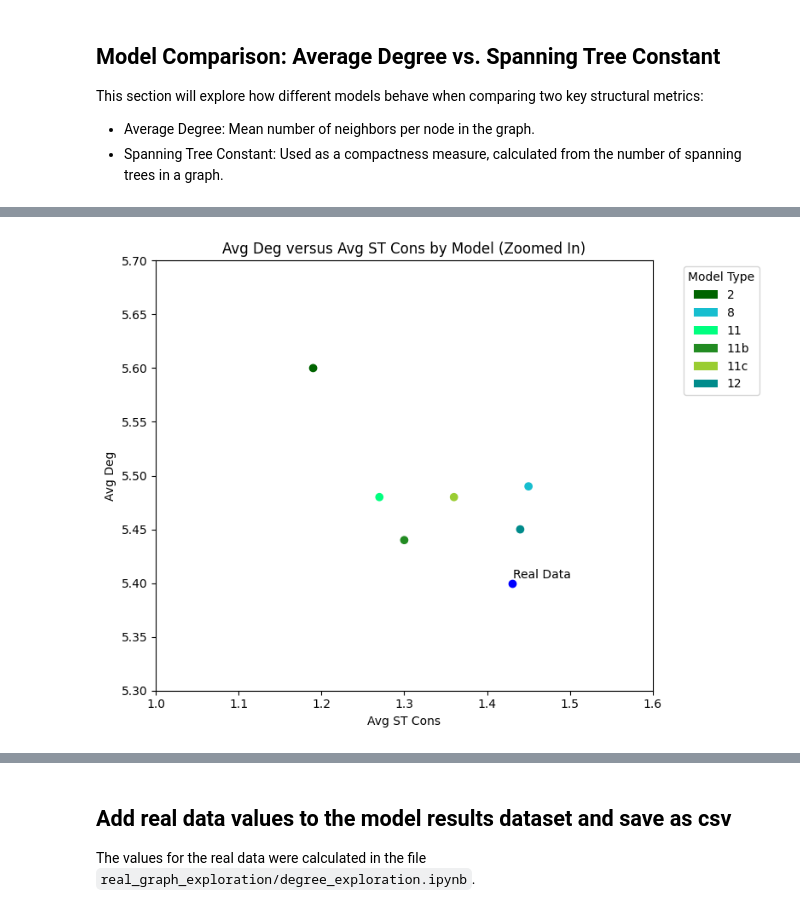
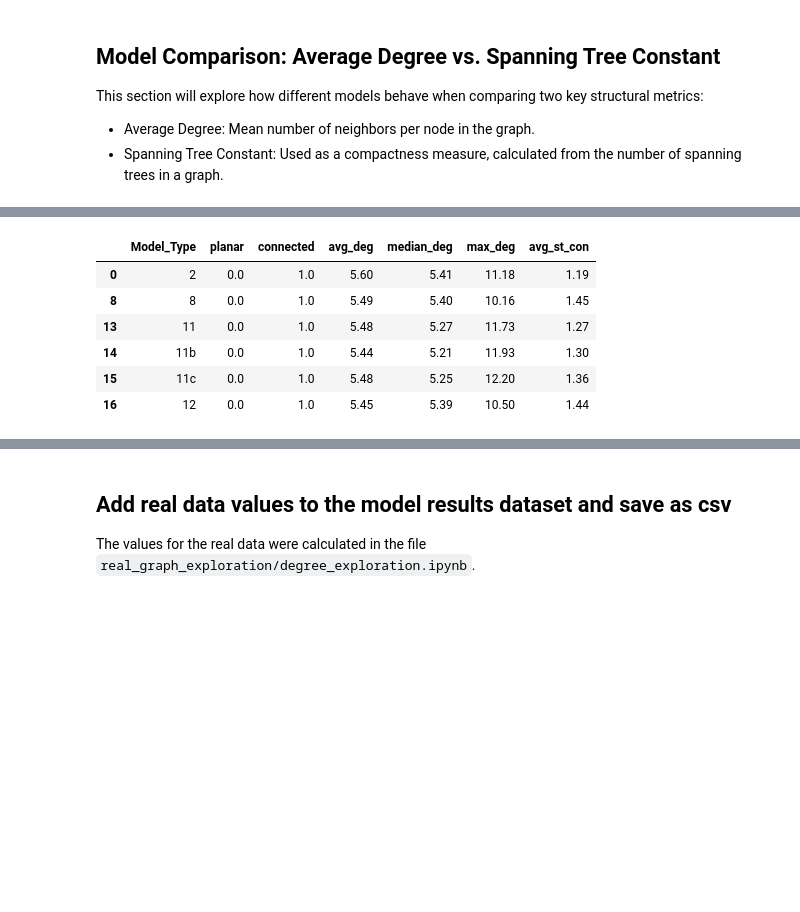
Before and after one commit to afr13dman/senior-thesis, a Jupyter notebook: visualize_models.ipynb, the cells around one changed output, grey strips where cells are left out. Drawn from its saved outputs; the diff is of its cells as text; code cells hidden in the pictures; blank space fills up the shorter version.

```diff
--- a/visualize_models.ipynb
+++ b/visualize_models.ipynb
@@ -82,6 +121,4 @@ plt.savefig(f'imgs/av_deg_st_cons_by_model.png')
 # %%
-# Plot a graph zoomed on the results closest to the real data
-
 # Define zoomed in region
 x_min, x_max = 1, 1.6
 y_min, y_max = 5.3, 5.7
@@ -90,29 +127,20 @@ y_min, y_max = 5.3, 5.7
 visible_df = df[(df["avg_st_con"] >= x_min) & (df["avg_st_con"] <= x_max) &
                 (df["avg_deg"] >= y_min) & (df["avg_deg"] <= y_max)]
 
-# Also filter the colors array accordingly
+# Filter the colors array accordingly
 visible_colors = [color for i, color in enumerate(colors) if df.index[i] in visible_df.index]
 
 # Create new model_colors dictionary just for the visible models
 visible_model_types = visible_df["Model_Type"].unique()
 visible_model_colors = {label: model_colors[label] for label in visible_model_types}
-
-# Plot
-plt.figure(figsize=(8, 6))
-plt.scatter(x=visible_df["avg_st_con"], y=visible_df["avg_deg"],
-            c=visible_colors)
-
-plt.scatter(x=rd_st_cons, y=rd_avg_deg, c="blue")
-plt.annotate("Real Data", (rd_st_cons, rd_avg_deg), textcoords="offset pixels")
-
-plt.xlabel("Avg ST Cons")
-plt.ylabel("Avg Deg")
-legend_elements = [Patch(facecolor=color, label=label) for label, color in visible_model_colors.items()]
-plt.legend(handles=legend_elements, title="Model Type", bbox_to_anchor=(1.05, 1), loc='upper left')
-plt.title("Avg Deg versus Avg ST Cons by Model (Zoomed In)")
-plt.xlim(x_min, x_max)
-plt.ylim(y_min, y_max)
-plt.tight_layout()
-plt.savefig("imgs/av_deg_st_cons_by_model_zoomed_in.png")
-# %% [output]
-[figure, removed]
+# %%
+# Let's see how many models satisfy this property and which one's they are
+visible_df
+# %% [output]
+|  | Model_Type | planar | connected | avg_deg | median_deg | max_deg | avg_st_con |
+| 0 | 2 | 0.0 | 1.0 | 5.60 | 5.41 | 11.18 | 1.19 |
+| 8 | 8 | 0.0 | 1.0 | 5.49 | 5.40 | 10.16 | 1.45 |
+| 13 | 11 | 0.0 | 1.0 | 5.48 | 5.27 | 11.73 | 1.27 |
+| 14 | 11b | 0.0 | 1.0 | 5.44 | 5.21 | 11.93 | 1.30 |
+| 15 | 11c | 0.0 | 1.0 | 5.48 | 5.25 | 12.20 | 1.36 |
+| 16 | 12 | 0.0 | 1.0 | 5.45 | 5.39 | 10.50 | 1.44 |
```
Also changed, not shown: parts of 6 cells of this notebook, 5 other files.
